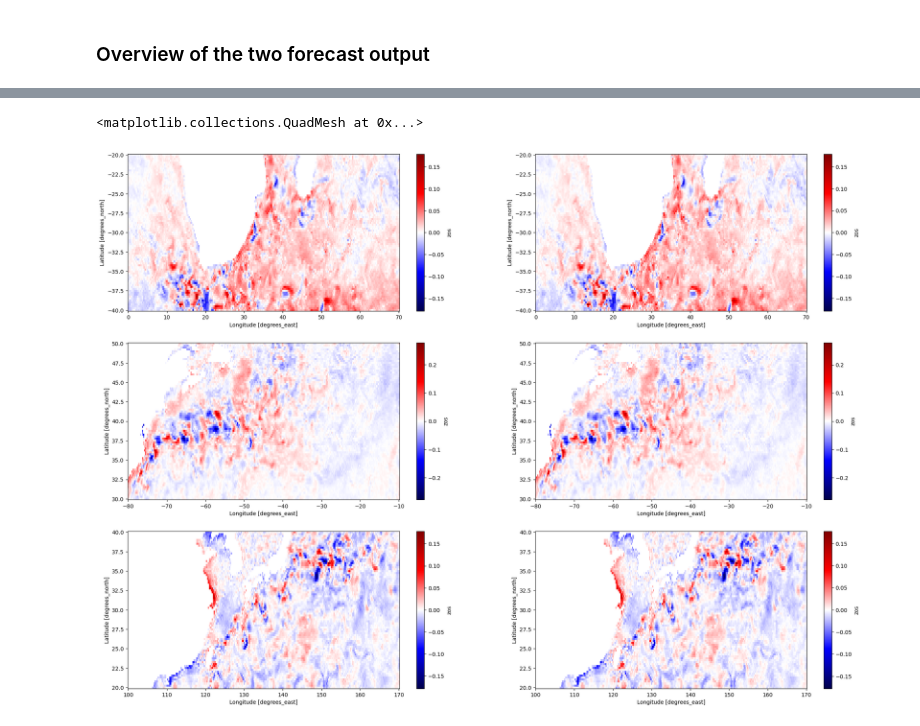
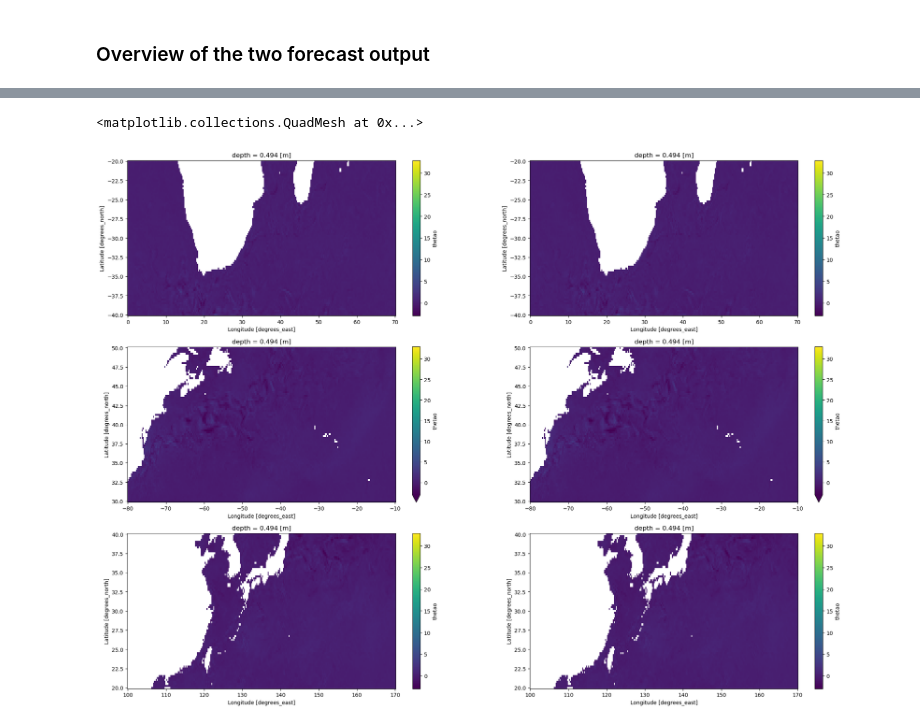
Before and after one commit to devowoney/glonet, a Jupyter notebook: jupyter_notebook/from_diff_CI.ipynb, the cells around one changed output, grey strips where cells are left out. Drawn from its saved outputs; the diff is of its cells as text; code cells hidden in the pictures.

Commit message:
Fix from_diff_CI 	Fix .gitignore

```diff
--- a/jupyter_notebook/from_diff_CI.ipynb
+++ b/jupyter_notebook/from_diff_CI.ipynb
@@ -99,9 +109,15 @@ What is the state which you interest in ? <br>
 # %%
-state = 'zos'
-# state = 'thetao'
+# state = 'zos'
+state = 'thetao'
 # state = 'so'
 # state = 'uo'
 # state = 'vo'
+
+# If the state is 'thetao' or 'so' or 'uo or 'vo', Choose depth between 0 ~ 20.
+depth_index = 0
+
+# What forecast cycle that you are interested in ? For 7 days cycle, the time index is 6.
+time_index = 6
 # %% [markdown]
 For better visualization, different color map is chosen for each state.
 # %%
@@ -124,10 +140,16 @@ import matplotlib.pyplot as plt
 plt.figure(figsize=(8, 10))
 
 plt.subplot(2, 1, 1)
-state_window1 = forecast_1[state][0] # 0 is for nextday forecast. GLONET generate 10 day forecasting and make NetCDF file with time coordinates; 0 => nextday, ..., 9 => 10-day forecast
+state_window1 = forecast_1[state].isel(depth=depth_index, time=time_index, missing_dims='ignore') # missing_dims = 'ignore' parameter allow us to simplify the code by igonoring depth coordinate at 'zos' variable.
 state_window1.plot(cmap=cmap_param)
 
 plt.subplot(2, 1, 2)
-state_window2 = forecast_2[state][0]
+state_window2 = forecast_2[state].isel(depth=depth_index, time=time_index, missing_dims='ignore')
 state_window2.plot(cmap=cmap_param)
+
+# Define plot variable range
+xmin = state_window1.min().values
+xmax = state_window1.max().values
+
+xmin, xmax
 # %% [output]
@@ -179,35 +211,41 @@ This illustrate how the difference (anomalie) propagate along with the GLONET on
 # %%
 import xarray as xr
 
-input_nc1 = xr.open_dataset(f"{INPUT_URL_1}#mode=bytes", engine="netcdf4")[state].isel(time=0)
-input_nc2 = xr.open_dataset(f"{INPUT_URL_2}#mode=bytes", engine="netcdf4")[state].isel(time=0)
+# Get entire input netCDF file
+input_nc1 = xr.open_dataset(f"{INPUT_URL_1}#mode=bytes", engine="netcdf4")[state].isel(depth=depth_index, time=time_index, missing_dims='ignore')
+input_nc2 = xr.open_dataset(f"{INPUT_URL_2}#mode=bytes", engine="netcdf4")[state].isel(depth=depth_index, time=time_index, missing_dims='ignore')
 
-zone1_input1 = input_nc1.sel(latitude=slice(lat_min1, lat_max1), longitude=slice(lon_min1, lon_max1))
-zone2_input1 = input_nc1.sel(latitude=slice(lat_min2, lat_max2), longitude=slice(lon_min2, lon_max2))
-zone3_input1 = input_nc1.sel(latitude=slice(lat_min3, lat_max3), longitude=slice(lon_min3, lon_max3))
+#Calculate diff
+forecast_diff = state_window1 - state_window2
+input_diff = input_nc1 - input_nc2
 
-zone1_input2 = input_nc2.sel(latitude=slice(lat_min1, lat_max1), longitude=slice(lon_min1, lon_max1))
-zone2_input2 = input_nc2.sel(latitude=slice(lat_min2, lat_max2), longitude=slice(lon_min2, lon_max2))
-zone3_input2 = input_nc2.sel(latitude=slice(lat_min3, lat_max3), longitude=slice(lon_min3, lon_max3))
+# Define zone
+zone1_input_diff = input_diff.sel(latitude=slice(lat_min1, lat_max1), longitude=slice(lon_min1, lon_max1))
+zone2_input_diff = input_diff.sel(latitude=slice(lat_min2, lat_max2), longitude=slice(lon_min2, lon_max2))
+zone3_input_diff = input_diff.sel(latitude=slice(lat_min3, lat_max3), longitude=slice(lon_min3, lon_max3))
+
+zone1_forecast_diff = forecast_diff.sel(latitude=slice(lat_min1, lat_max1), longitude=slice(lon_min1, lon_max1))
+zone2_forecast_diff = forecast_diff.sel(latitude=slice(lat_min2, lat_max2), longitude=slice(lon_min2, lon_max2))
+zone3_forecast_diff = forecast_diff.sel(latitude=slice(lat_min3, lat_max3), longitude=slice(lon_min3, lon_max3))
 
 # Define the size of subplot
 plt.figure(figsize=(25, 18))
 
 # Plot
 plt.subplot(3, 2 ,1)
-(zone1_input1 - zone1_input2).plot(cmap=cmap_param)
+zone1_input_diff.plot(cmap=cmap_param, vmin=xmin, vmax=xmax)
 plt.subplot(3, 2, 2)
-(zone1_forecast1 - zone1_forecast2).plot(cmap=cmap_param)
+zone1_forecast_diff.plot(cmap=cmap_param, vmin=xmin, vmax=xmax)
 
 plt.subplot(3, 2 ,3)
-(zone2_input1 - zone2_input2).plot(cmap=cmap_param)
+zone2_input_diff.plot(cmap=cmap_param, vmin=xmin, vmax=xmax)
 plt.subplot(3, 2, 4)
-(zone2_forecast1 - zone2_forecast2).plot(cmap=cmap_param)
+zone2_forecast_diff.plot(cmap=cmap_param, vmin=xmin, vmax=xmax)
 
 plt.subplot(3, 2 ,5)
-(zone3_input1 - zone3_input2).plot(cmap=cmap_param)
+zone3_input_diff.plot(cmap=cmap_param, vmin=xmin, vmax=xmax)
 plt.subplot(3, 2, 6)
-(zone3_forecast1 - zone3_forecast2).plot(cmap=cmap_param)
+zone3_forecast_diff.plot(cmap=cmap_param, vmin=xmin, vmax=xmax)
 # %% [output]
 <matplotlib.collections.QuadMesh at 0x...>
-[figure, old version]
+[figure, new version]
```
Also changed, not shown: parts of 21 cells of this notebook, 1 other file.
